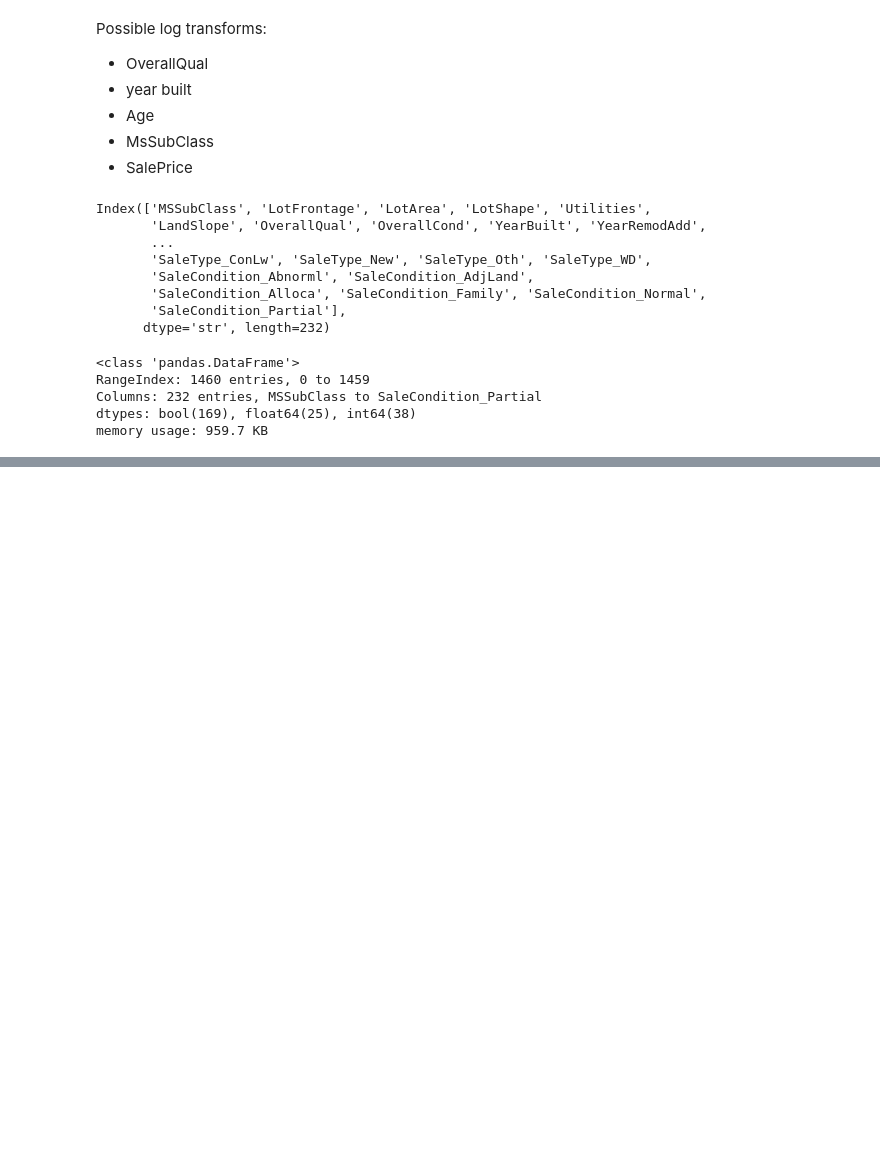
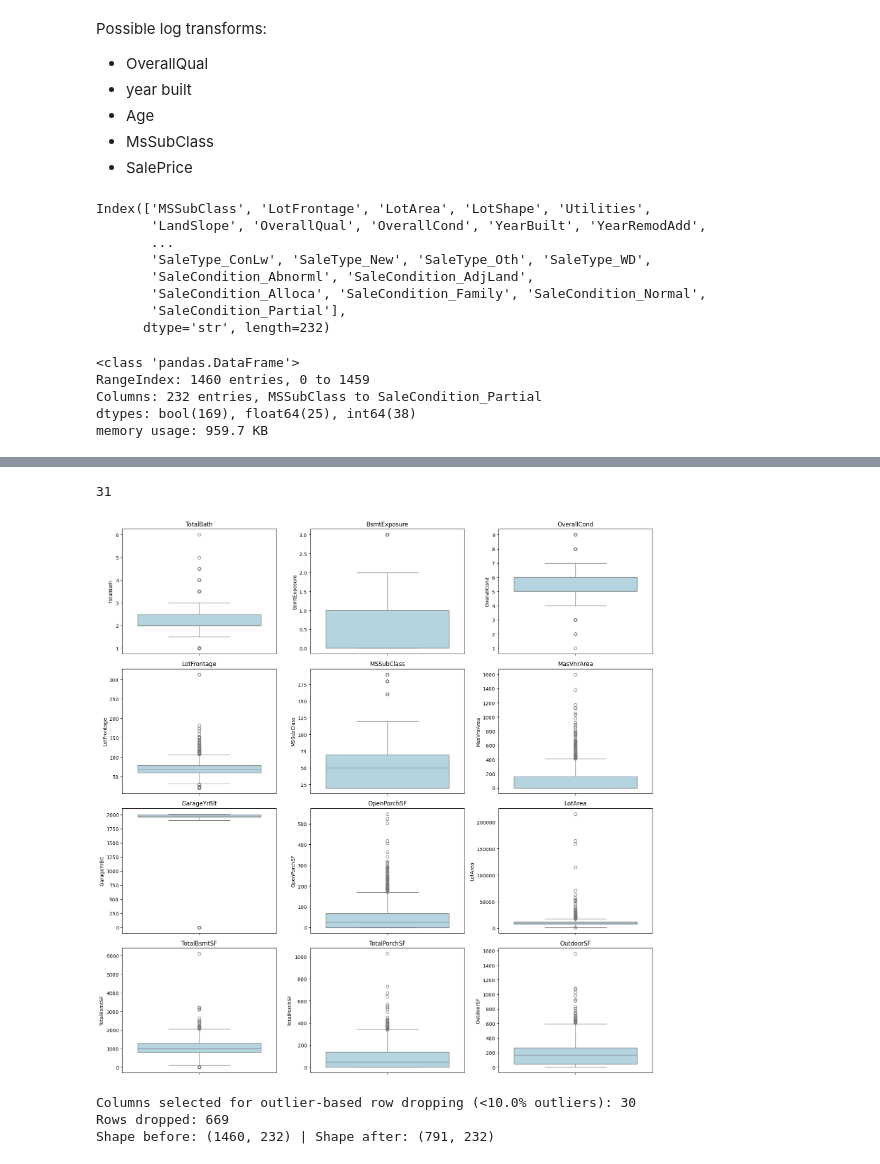
Before and after one commit to AsserMahmoud-DS/realestatecons, a Jupyter notebook: notebooks/eda_features.ipynb, the cells around one changed output, grey strips where cells are left out. Drawn from its saved outputs; the diff is of its cells as text; code cells hidden in the pictures; blank space fills up the shorter version.

Commit message:
add outliers

```diff
--- a/notebooks/eda_features.ipynb
+++ b/notebooks/eda_features.ipynb
@@ -409,0 +425,53 @@ Total chunks: 12
+# %%
+len(outlier_summary)
+# %% [output]
+31
+# %%
+# Boxplot visualization for top outlier columns
+top_n = 12
+top_outlier_features = outlier_summary['feature'].head(top_n).tolist()
+
+if not top_outlier_features:
+    print('No outlier columns detected by IQR rule.')
+else:
+    ncols = 3
+    nrows = int(np.ceil(len(top_outlier_features) / ncols))
+    fig, axes = plt.subplots(nrows=nrows, ncols=ncols, figsize=(16, 4 * nrows))
+    axes = np.array(axes).reshape(-1)
+
+    for i, col in enumerate(top_outlier_features):
+        sns.boxplot(y=encoded_train_df[col], ax=axes[i], color='lightblue')
+        axes[i].set_title(col)
+
+    for j in range(i + 1, len(axes)):
+        axes[j].axis('off')
+
+    plt.tight_layout()
+    plt.show()
+
+# Drop rows containing outliers only for columns with outlier ratio < 10%
+drop_threshold_pct = 10.0
+drop_candidate_cols = outlier_summary[outlier_summary['outlier_pct'] < drop_threshold_pct]['feature'].tolist()
+
+rows_to_drop_mask = pd.Series(False, index=encoded_train_df.index)
+for col in drop_candidate_cols:
+    q1 = encoded_train_df[col].quantile(0.25)
+    q3 = encoded_train_df[col].quantile(0.75)
+    iqr = q3 - q1
+    if iqr == 0:
+        continue
+    lower = q1 - 1.5 * iqr
+    upper = q3 + 1.5 * iqr
+    rows_to_drop_mask |= (encoded_train_df[col] < lower) | (encoded_train_df[col] > upper)
+
+rows_to_drop_count = int(rows_to_drop_mask.sum())
+encoded_train_df_outliers_dropped = encoded_train_df.loc[~rows_to_drop_mask].copy()
+
+print(f'Columns selected for outlier-based row dropping (<{drop_threshold_pct}% outliers): {len(drop_candidate_cols)}')
+print(f'Rows dropped: {rows_to_drop_count}')
+print(f'Shape before: {encoded_train_df.shape} | Shape after: {encoded_train_df_outliers_dropped.shape}')
+# %% [output]
+[figure, added]
+Columns selected for outlier-based row dropping (<10.0% outliers): 30
+Rows dropped: 669
+Shape before: (1460, 232) | Shape after: (791, 232)
```
Also changed, not shown: parts of 9 cells of this notebook.
